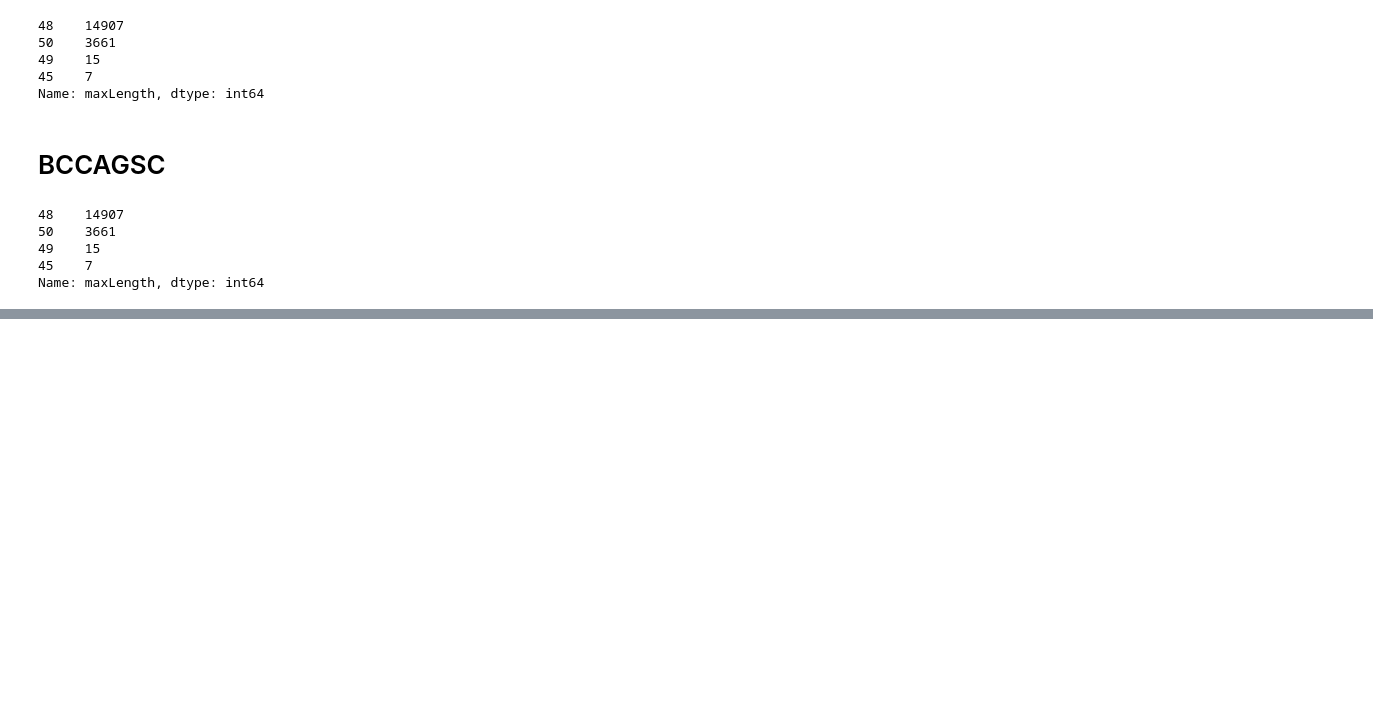
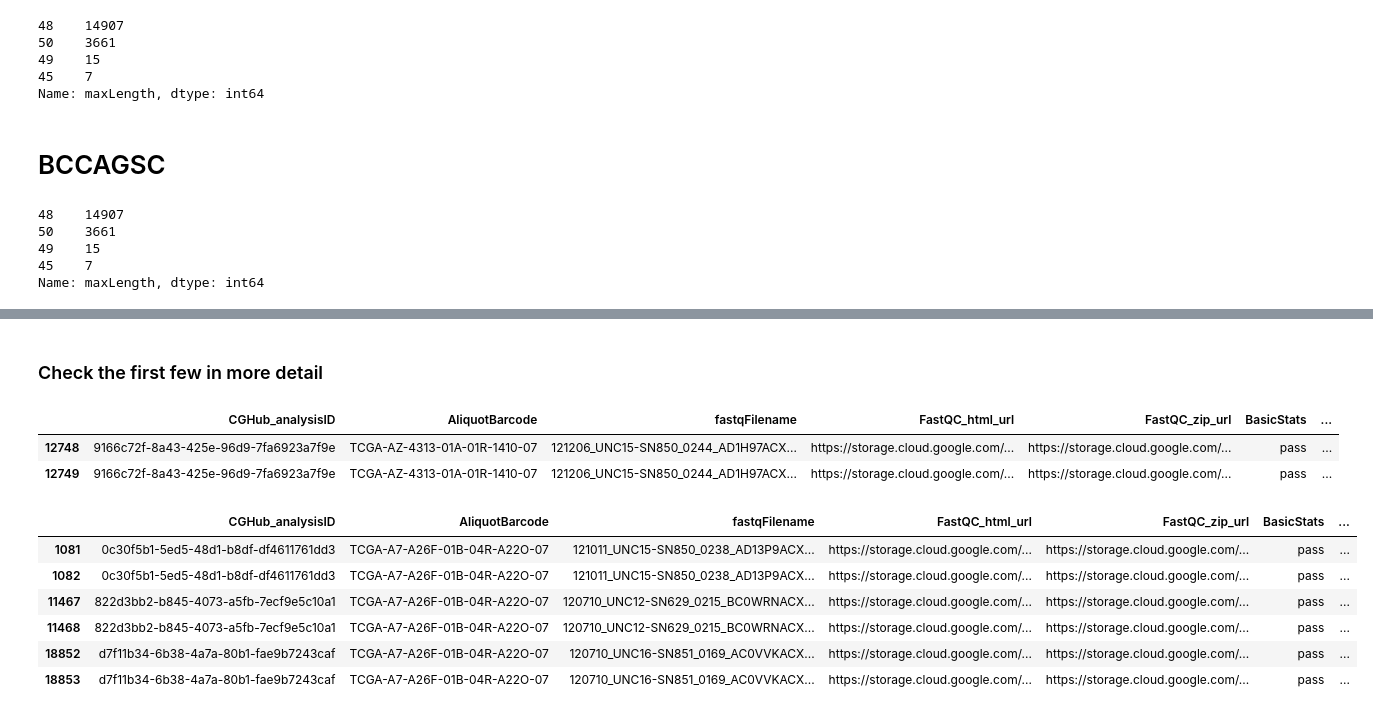
Before and after one commit to bcgsc/tasrkleat-TCGA-analysis-scripts, a Jupyter notebook: notebooks/TCGA-RNA-Seq-FASTA-read-length-analysis.ipynb, the cells around one changed output, grey strips where cells are left out. Drawn from its saved outputs; the diff is of its cells as text; code cells hidden in the pictures; blank space fills up the shorter version.

Commit message:
check for 1-to-1 relationship between aliquot id and analysis id for TCGA RNA-Seq Fasta data

```diff
--- a/notebooks/TCGA-RNA-Seq-FASTA-read-length-analysis.ipynb
+++ b/notebooks/TCGA-RNA-Seq-FASTA-read-length-analysis.ipynb
@@ -475,0 +498,18 @@ Name: maxLength, dtype: int64
+# %% [markdown]
+### Check the first few in more detail
+# %%
+ndf[ndf.aliquot_id == '14d89fac-d1b8-41fb-b812-0ba78aa61d90']
+# %% [output]
+|  | CGHub_analysisID | AliquotBarcode | fastqFilename | FastQC_html_url | FastQC_zip_url | BasicStats | ... |
+| 12748 | 9166c72f-8a43-425e-96d9-7fa6923a7f9e | TCGA-AZ-4313-01A-01R-1410-07 | 121206_UNC15-SN850_0244_AD1H97ACX... | https://storage.cloud.google.com/... | https://storage.cloud.google.com/... | pass | ... |
+| 12749 | 9166c72f-8a43-425e-96d9-7fa6923a7f9e | TCGA-AZ-4313-01A-01R-1410-07 | 121206_UNC15-SN850_0244_AD1H97ACX... | https://storage.cloud.google.com/... | https://storage.cloud.google.com/... | pass | ... |
+# %%
+ndf[ndf.aliquot_id == '1B907925-B33C-4E4A-96E0-65F15B4712B9']
+# %% [output]
+|  | CGHub_analysisID | AliquotBarcode | fastqFilename | FastQC_html_url | FastQC_zip_url | BasicStats | ... |
+| 1081 | 0c30f5b1-5ed5-48d1-b8df-df4611761dd3 | TCGA-A7-A26F-01B-04R-A22O-07 | 121011_UNC15-SN850_0238_AD13P9ACX... | https://storage.cloud.google.com/... | https://storage.cloud.google.com/... | pass | ... |
+| 1082 | 0c30f5b1-5ed5-48d1-b8df-df4611761dd3 | TCGA-A7-A26F-01B-04R-A22O-07 | 121011_UNC15-SN850_0238_AD13P9ACX... | https://storage.cloud.google.com/... | https://storage.cloud.google.com/... | pass | ... |
+| 11467 | 822d3bb2-b845-4073-a5fb-7ecf9e5c10a1 | TCGA-A7-A26F-01B-04R-A22O-07 | 120710_UNC12-SN629_0215_BC0WRNACX... | https://storage.cloud.google.com/... | https://storage.cloud.google.com/... | pass | ... |
+| 11468 | 822d3bb2-b845-4073-a5fb-7ecf9e5c10a1 | TCGA-A7-A26F-01B-04R-A22O-07 | 120710_UNC12-SN629_0215_BC0WRNACX... | https://storage.cloud.google.com/... | https://storage.cloud.google.com/... | pass | ... |
+| 18852 | d7f11b34-6b38-4a7a-80b1-fae9b7243caf | TCGA-A7-A26F-01B-04R-A22O-07 | 120710_UNC16-SN851_0169_AC0VVKACX... | https://storage.cloud.google.com/... | https://storage.cloud.google.com/... | pass | ... |
+| 18853 | d7f11b34-6b38-4a7a-80b1-fae9b7243caf | TCGA-A7-A26F-01B-04R-A22O-07 | 120710_UNC16-SN851_0169_AC0VVKACX... | https://storage.cloud.google.com/... | https://storage.cloud.google.com/... | pass | ... |
```
Also changed, not shown: parts of 7 cells of this notebook.
